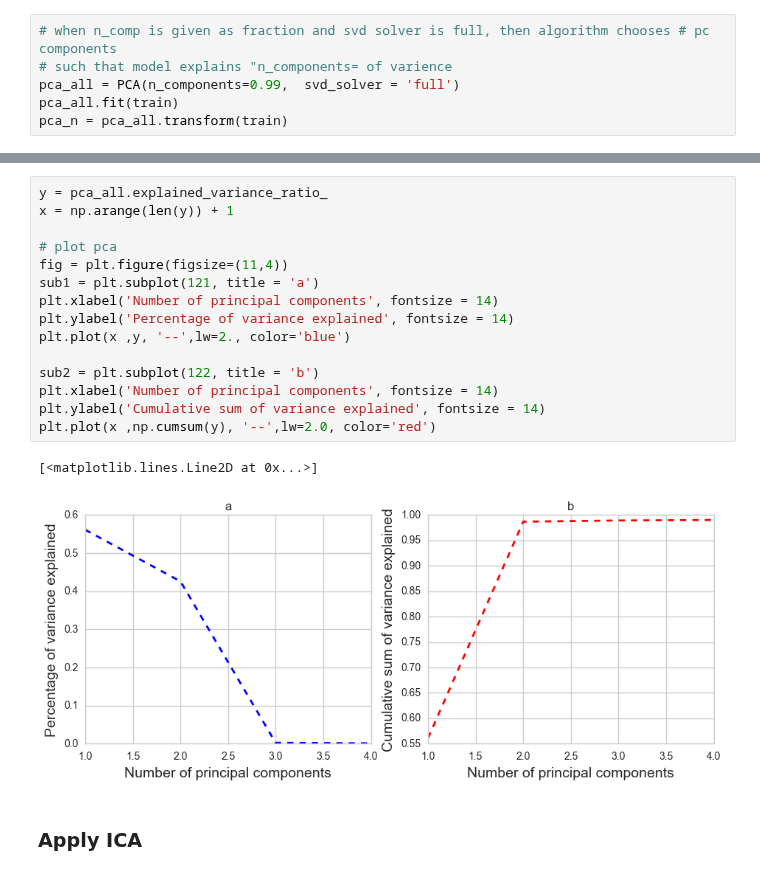
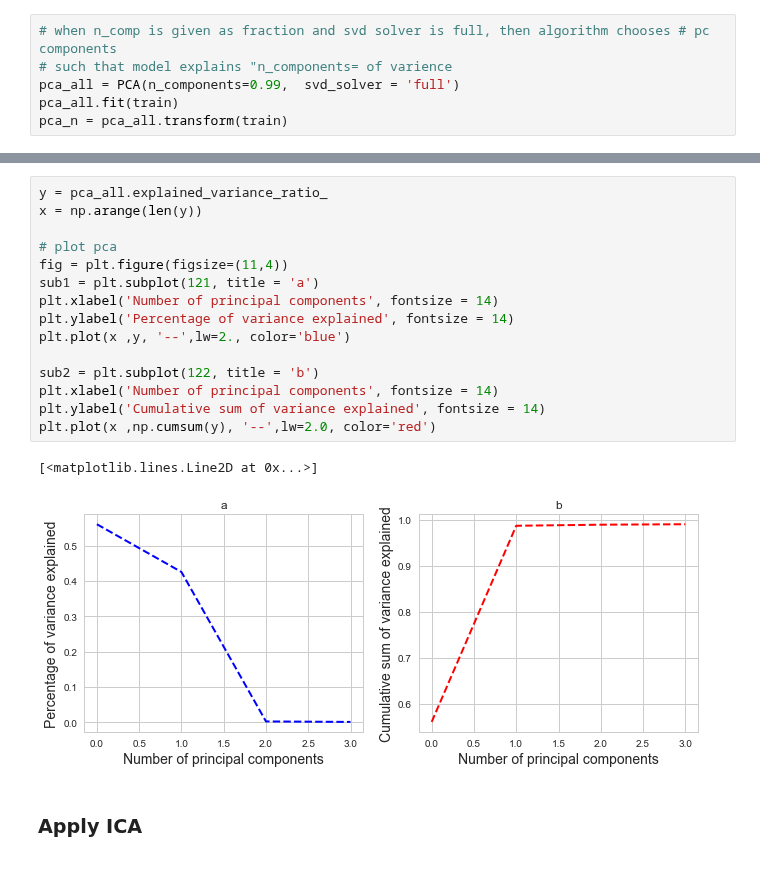
Before and after one commit to truzmeto/UnsupervisedLearning, a Jupyter notebook: k_meanes.ipynb, the cells around one changed output, grey strips where cells are left out. Saved outputs shown, nothing was run; the diff lists cells and outputs as text.

```diff
--- a/k_meanes.ipynb
+++ b/k_meanes.ipynb
@@ -209,21 +209,21 @@ plt.xlabel('Principal Components')
 # %%
 y = pca_all.explained_variance_ratio_
-x = np.arange(len(y)) + 1
+x = np.arange(len(y))
 
 # plot pca
 fig = plt.figure(figsize=(11,4))
 sub1 = plt.subplot(121, title = 'a')
 plt.xlabel('Number of principal components', fontsize = 14)
 plt.ylabel('Percentage of variance explained', fontsize = 14)
 plt.plot(x ,y, '--',lw=2., color='blue')
 
 sub2 = plt.subplot(122, title = 'b')
 plt.xlabel('Number of principal components', fontsize = 14)
 plt.ylabel('Cumulative sum of variance explained', fontsize = 14)
 plt.plot(x ,np.cumsum(y), '--',lw=2.0, color='red')
 # %% [output]
 [<matplotlib.lines.Line2D at 0x...>]
-[figure, old version]
+[figure, new version]
 # %% [markdown]
 ### Apply ICA
 # %%
```
Also changed, not shown: parts of 19 cells of this notebook.
